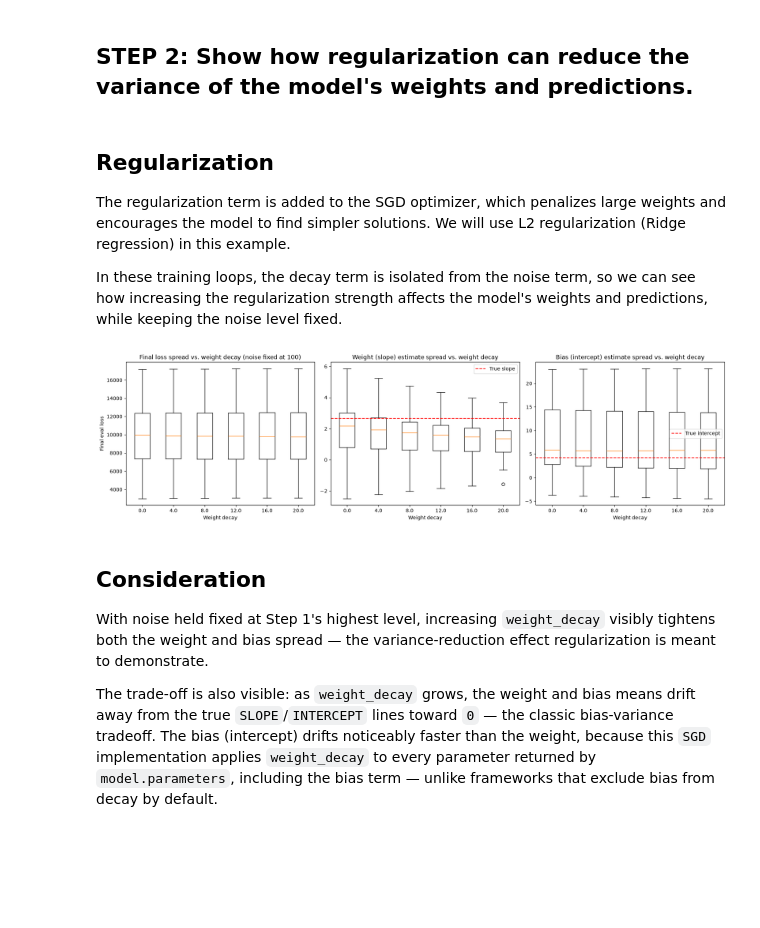
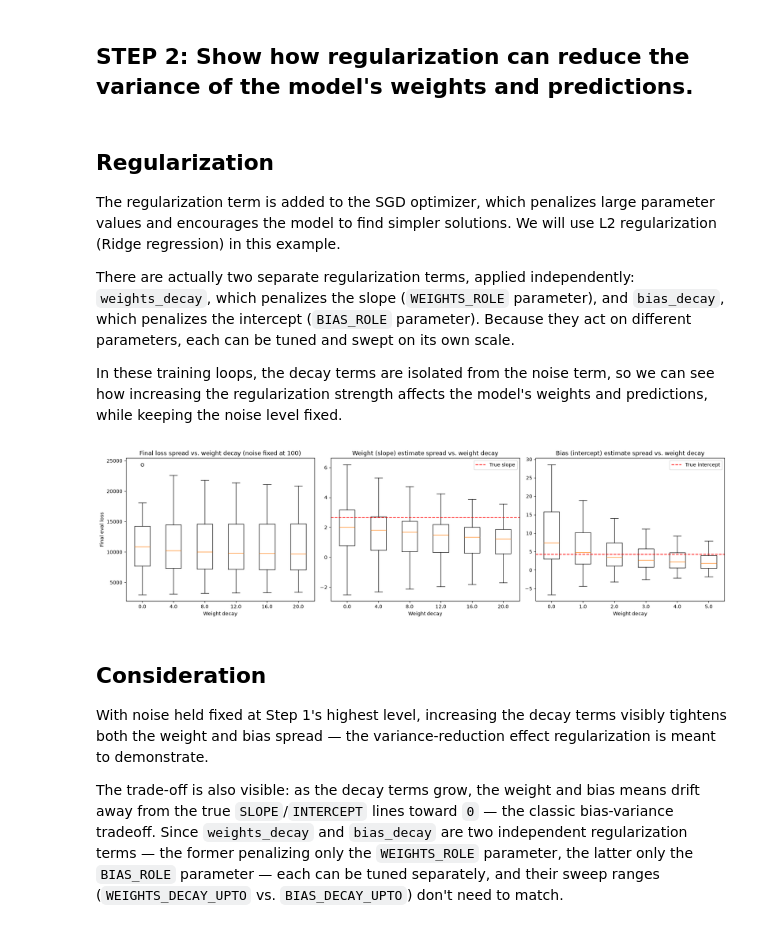
Before and after one commit to cecinuga/thorcino, a Jupyter notebook: examples/linear_regression/regularization/L2/main.ipynb, the cells around one changed output. Cells and saved outputs as stored; diff of their text form; code cells hidden in the pictures; blank space fills up the shorter version.

```diff
--- a/examples/linear_regression/regularization/L2/main.ipynb
+++ b/examples/linear_regression/regularization/L2/main.ipynb
@@ -147,9 +147,11 @@ As we can see, the weights and losses spread increases with the noise level, and
 # %% [markdown]
 ## Regularization
 
-The regularization term is added to the SGD optimizer, which penalizes large weights and encourages the model to find simpler solutions. We will use L2 regularization (Ridge regression) in this example.
+The regularization term is added to the SGD optimizer, which penalizes large parameter values and encourages the model to find simpler solutions. We will use L2 regularization (Ridge regression) in this example.
 
-In these training loops, the decay term is isolated from the noise term, so we can see how increasing the regularization strength affects the model's weights and predictions, while keeping the noise level fixed.
+There are actually two separate regularization terms, applied independently: `weights_decay`, which penalizes the slope (`WEIGHTS_ROLE` parameter), and `bias_decay`, which penalizes the intercept (`BIAS_ROLE` parameter). Because they act on different parameters, each can be tuned and swept on its own scale.
+
+In these training loops, the decay terms are isolated from the noise term, so we can see how increasing the regularization strength affects the model's weights and predictions, while keeping the noise level fixed.
 # %%
 import numpy as np
 from examples.linear_regression.helpers.dataset import generate_noise_dataset
@@ -159,8 +161,8 @@ from examples.linear_regression.helpers.train import create_trainer, fit_model,
 EPOCHS = 80
 EVAL_STEP = 10
 BATCH_SIZE = 16
-N_REPEATS = 20
-BIAS_DECAY_UPTO = 20
+N_REPEATS = 25
+BIAS_DECAY_UPTO = 5
 WEIGHTS_DECAY_UPTO = 20
 MAX_LR, MIN_LR = 1e-2, 1e-4
 IN_FEATURE, OUT_FEATURE = 1, 1
@@ -198,35 +200,35 @@ all_eval_loss = np.array(all_eval_loss)
 # %%
 final_eval_loss = all_eval_loss[:, :, -1]  # (DATASETS_SIZE, N_REPEATS)
 
 weight_samples = all_params[:, :, 0, 0, 0]
 bias_samples   = all_params[:, :, 1, 0, 0]
 
 fig, (ax_loss, ax_w, ax_b) = plt.subplots(1, 3, figsize=(18, 5))
 
-ax_loss.boxplot(final_eval_loss.T, positions=decay_levels, widths=DECAY_UPTO/DATASETS_SIZE*0.6)
+ax_loss.boxplot(final_eval_loss.T, positions=weights_decay_levels, widths=WEIGHTS_DECAY_UPTO/DATASETS_SIZE*0.6)
 ax_loss.set_xlabel("Weight decay")
 ax_loss.set_ylabel("Final eval loss")
 ax_loss.set_title(f"Final loss spread vs. weight decay (noise fixed at {FIXED_NOISE:.0f})")
 
-ax_w.boxplot(weight_samples.T, positions=decay_levels, widths=DECAY_UPTO/DATASETS_SIZE*0.6)
+ax_w.boxplot(weight_samples.T, positions=weights_decay_levels, widths=WEIGHTS_DECAY_UPTO/DATASETS_SIZE*0.6)
 ax_w.axhline(SLOPE, color='red', linestyle='--', label='True slope')
 ax_w.set_title("Weight (slope) estimate spread vs. weight decay")
 ax_w.set_xlabel("Weight decay")
 ax_w.legend()
 
-ax_b.boxplot(bias_samples.T, positions=decay_levels, widths=DECAY_UPTO/DATASETS_SIZE*0.6)
+ax_b.boxplot(bias_samples.T, positions=bias_decay_levels, widths=BIAS_DECAY_UPTO/DATASETS_SIZE*0.6)
 ax_b.axhline(INTERCEPT, color='red', linestyle='--', label='True intercept')
 ax_b.set_title("Bias (intercept) estimate spread vs. weight decay")
 ax_b.set_xlabel("Weight decay")
 ax_b.legend()
 
 fig.tight_layout()
 plt.show()
 # %% [output]
-[figure, old version]
+[figure, new version]
 # %% [markdown]
 ## Consideration
 
-With noise held fixed at Step 1's highest level, increasing `weight_decay` visibly tightens both the weight and bias spread — the variance-reduction effect regularization is meant to demonstrate.
+With noise held fixed at Step 1's highest level, increasing the decay terms visibly tightens both the weight and bias spread — the variance-reduction effect regularization is meant to demonstrate.
 
-The trade-off is also visible: as `weight_decay` grows, the weight and bias means drift away from the true `SLOPE`/`INTERCEPT` lines toward `0` — the classic bias-variance tradeoff. The bias (intercept) drifts noticeably faster than the weight, because this `SGD` implementation applies `weight_decay` to every parameter returned by `model.parameters`, including the bias term — unlike frameworks that exclude bias from decay by default.
+The trade-off is also visible: as the decay terms grow, the weight and bias means drift away from the true `SLOPE`/`INTERCEPT` lines toward `0` — the classic bias-variance tradeoff. Since `weights_decay` and `bias_decay` are two independent regularization terms — the former penalizing only the `WEIGHTS_ROLE` parameter, the latter only the `BIAS_ROLE` parameter — each can be tuned separately, and their sweep ranges (`WEIGHTS_DECAY_UPTO` vs. `BIAS_DECAY_UPTO`) don't need to match.
```
Also changed, not shown: 2 other files.
